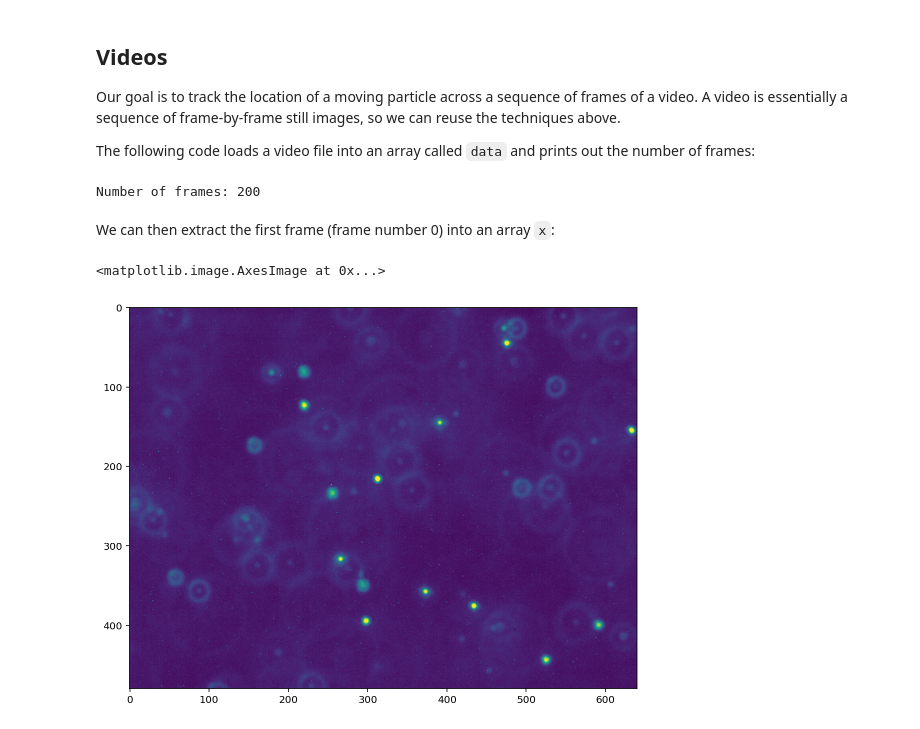
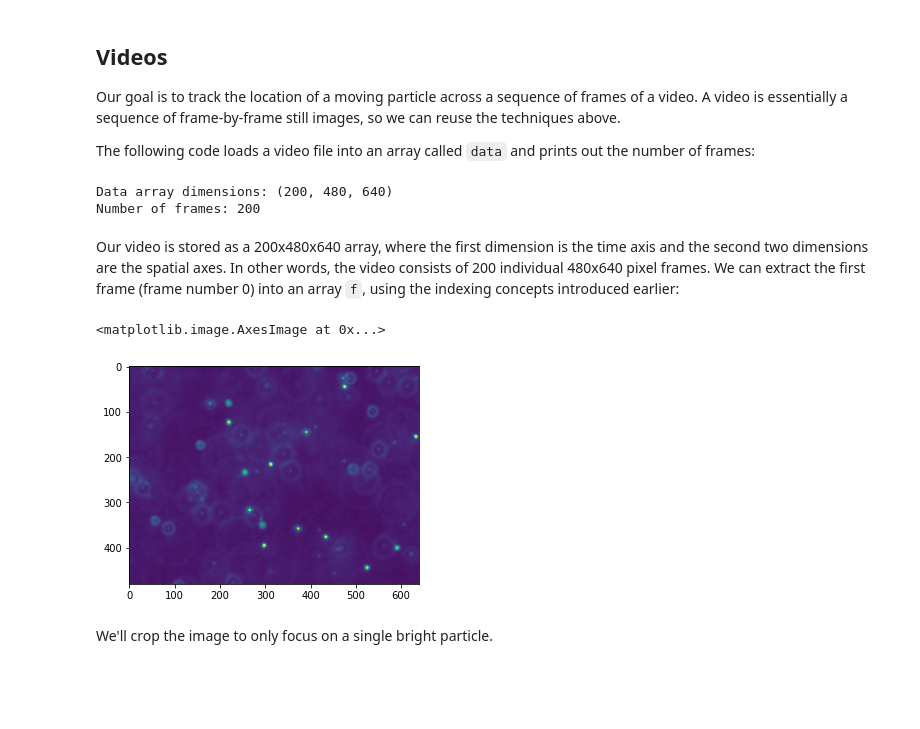
Before and after one commit to UCLNatSci/Interdisciplinary-Research-Skills, a Jupyter notebook: book/5_image_segmentation/segmentation.ipynb, the cells around one changed output. Saved outputs shown, nothing was run; the diff lists cells and outputs as text; code cells hidden in the pictures; blank space fills up the shorter version.

Commit message:
Video section edits

```diff
--- a/book/5_image_segmentation/segmentation.ipynb
+++ b/book/5_image_segmentation/segmentation.ipynb
@@ -244,20 +244,24 @@ while (fc < frameCount  and ret):
 
 cap.release()
 
-print("Number of frames:", buf.shape[0])
+data = np.mean(buf[:,:,:,:], axis=-1)
 
-data = np.mean(buf[:,:,:,:], axis=-1)
+print("Data array dimensions:", data.shape)
+print("Number of frames:", data.shape[0])
 # %% [output]
+Data array dimensions: (200, 480, 640)
 Number of frames: 200
-# %% [markdown]
-We can then extract the first frame (frame number 0) into an array `x`:
+# %% [markdown]
+Our video is stored as a 200x480x640 array, where the first dimension is the time axis and the second two dimensions are the spatial axes. In other words, the video consists of 200 individual 480x640 pixel frames. We can extract the first frame (frame number 0) into an array `f`, using the indexing concepts introduced earlier:
 # %%
-x = data[0,:,:] # extract the first frame
+f = data[0,:,:] # extract the first frame
 
-plt.imshow(x)
+plt.imshow(f)
 # %% [output]
 <matplotlib.image.AxesImage at 0x...>
-[figure, old version]
+[figure, new version]
+# %% [markdown]
+We'll crop the image to only focus on a single bright particle.
 # %%
 x_min = 400
 x_max = 600
```
Also changed, not shown: parts of 11 cells of this notebook, 1 other file.
